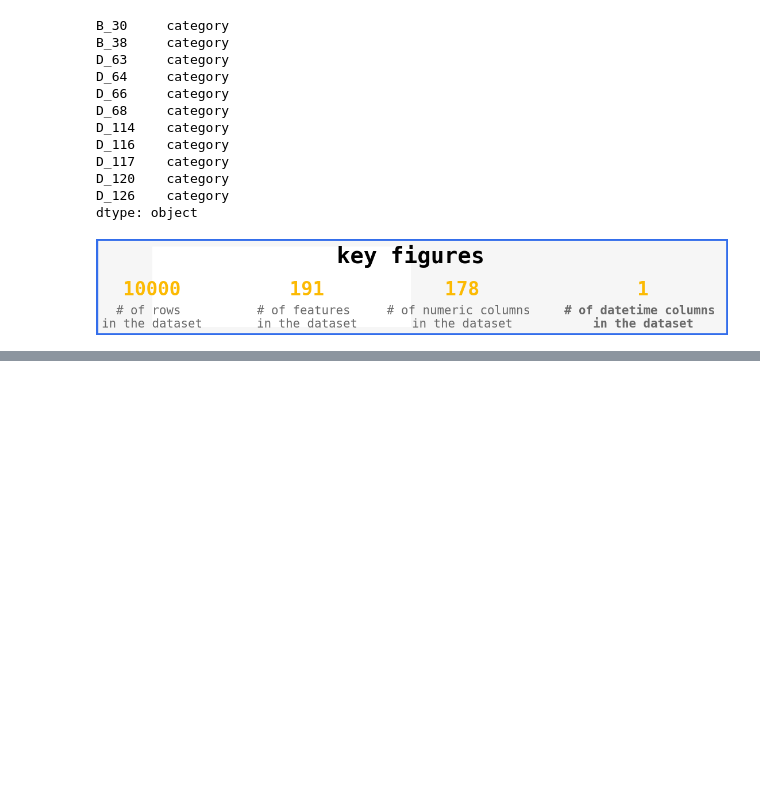
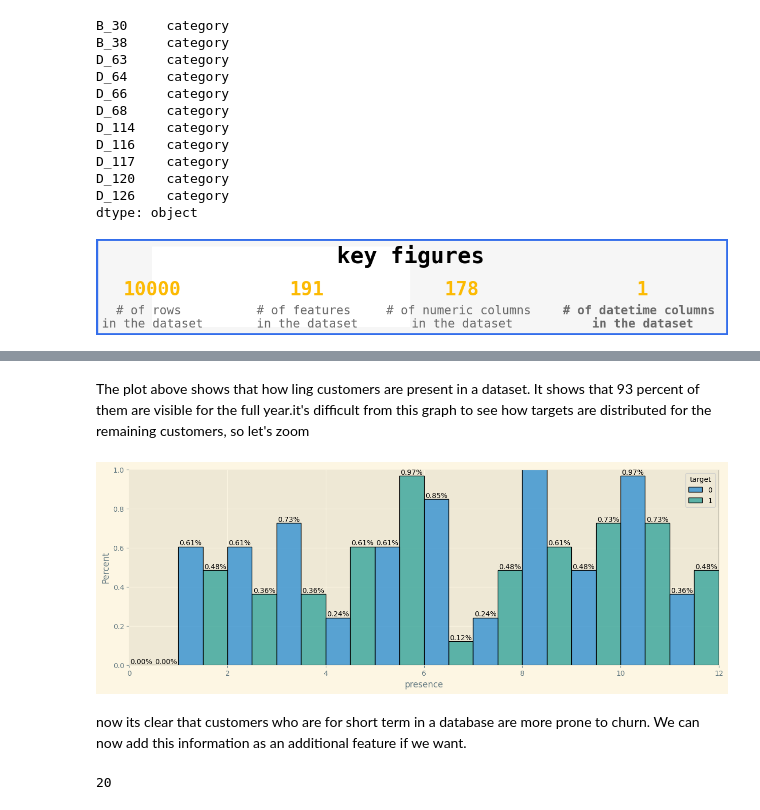
Before and after one commit to rohitgupta20/amex-default-prediction, a Jupyter notebook: amex default-prediction.ipynb, the cells around one changed output, grey strips where cells are left out. Saved outputs shown, nothing was run; the diff lists cells and outputs as text; code cells hidden in the pictures; blank space fills up the shorter version.

```diff
--- a/amex default-prediction.ipynb
+++ b/amex default-prediction.ipynb
@@ -195,0 +395,23 @@ plt.show()
+# %% [markdown]
+The plot above shows that how ling customers are present in a dataset. It shows that 93 percent of them are visible for the full year.it's difficult from this graph to see how targets are distributed for the remaining customers, so let's zoom
+# %%
+fig,ax = plt.subplots(1,1,figsize=(15,5))
+sns.histplot(x='presence',data=cust_presence,hue='target',stat='percent',
+            multiple='dodge',bins=np.arange(0,14),ax=ax)
+ax.bar_label(ax.containers[0],fmt='%.2f%%')
+ax.bar_label(ax.containers[1],fmt='%.2f%%')
+
+ax.set_xlim(0,12)
+ax.set_ylim(0,1)
+
+plt.show()
+# %% [output]
+[figure, added]
+# %% [markdown]
+now its clear that customers who are for short term in a database are more prone to churn. We can now add this information as an additional feature if we want.
+# %%
+import gc
+short_customer_ids = list(cust_presence[cust_presence['presence']<13]['customer_ID'])
+gc.collect() # run garbage collector
+# %% [output]
+20
```
Also changed, not shown: parts of 28 cells of this notebook.
